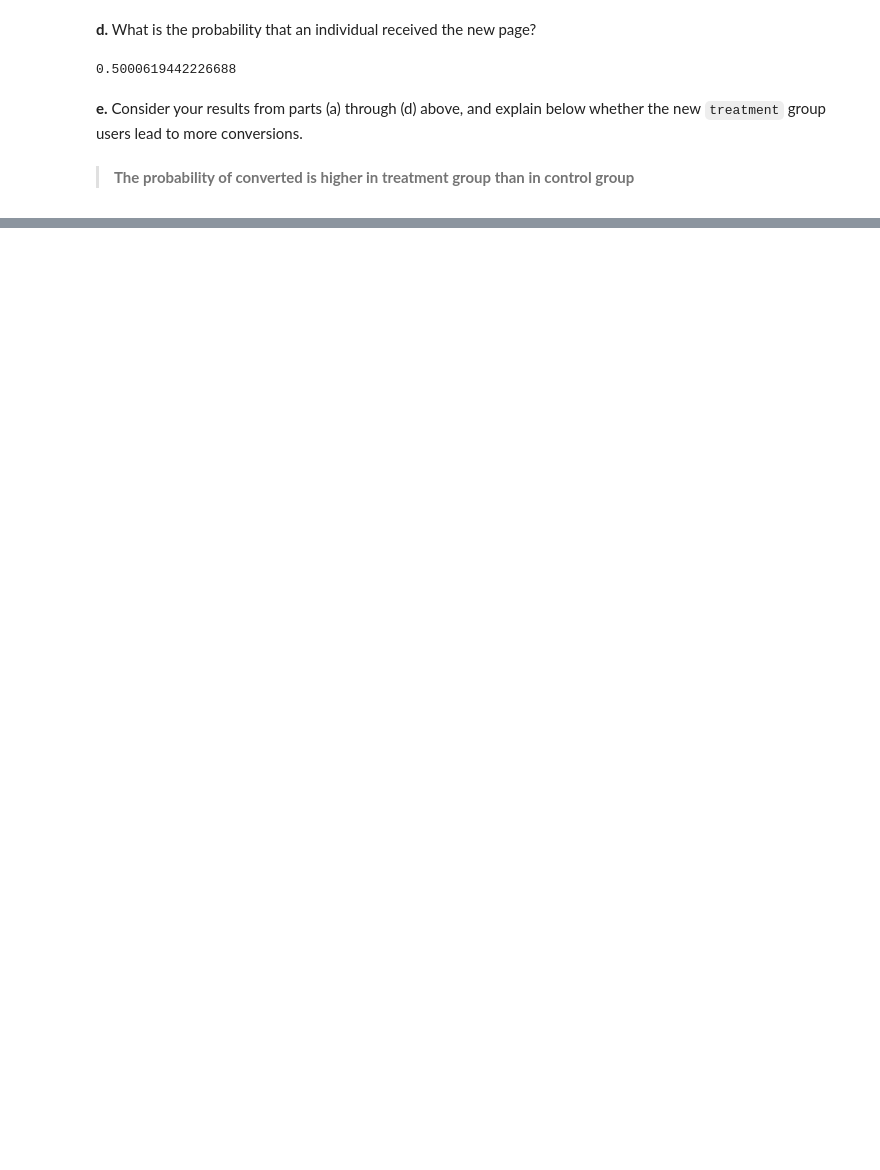
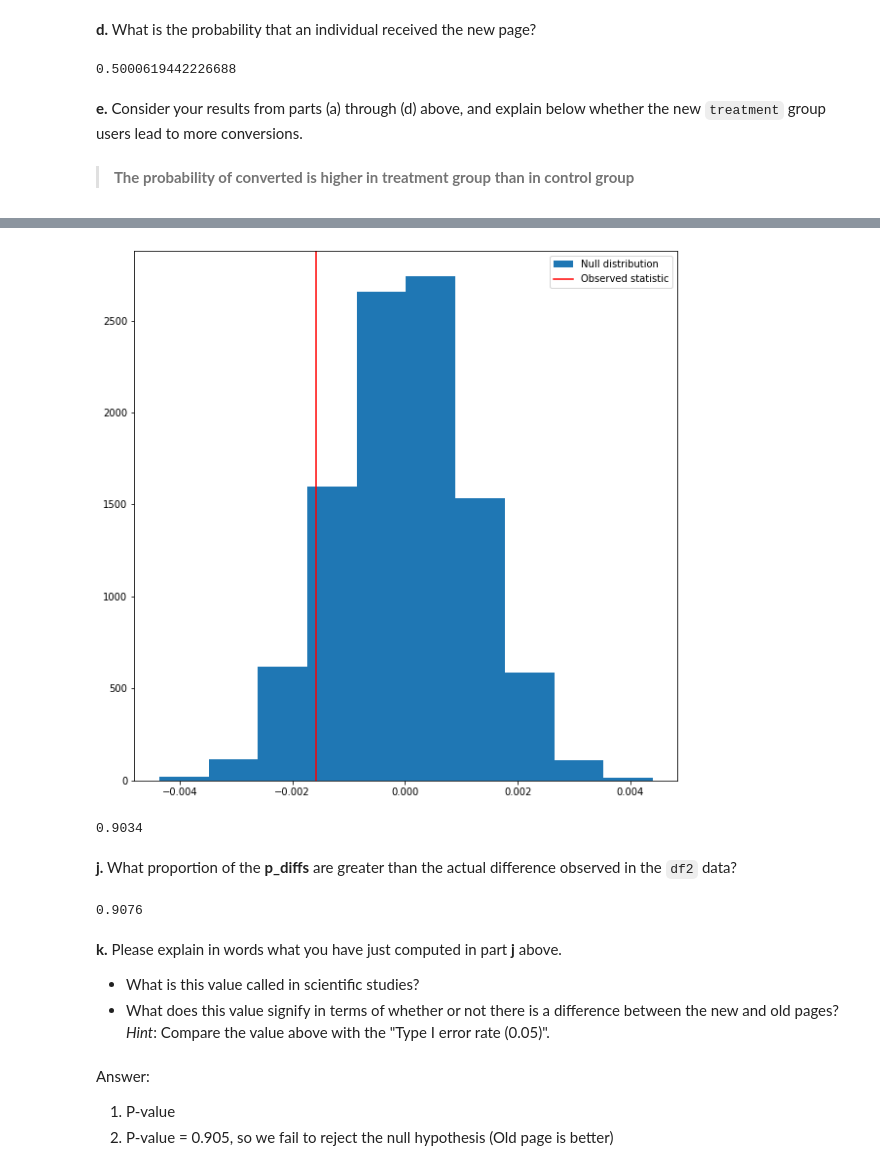
Before and after one commit to YousefAmerAwad/Analyze-AB-Test-Results, a Jupyter notebook: project.ipynb, the cells around one changed output, grey strips where cells are left out. Saved outputs shown, nothing was run; the diff lists cells and outputs as text; code cells hidden in the pictures; blank space fills up the shorter version.

Commit message:
Finish Part 2 of the project

```diff
--- a/project.ipynb
+++ b/project.ipynb
@@ -242,0 +401,26 @@ df2[df2['group'] == 'control']['converted'].mean()
+# %%
+plt.figure(figsize=(10,10))
+plt.hist(null_vals, label='Null distribution')
+plt.axvline(obs_diff, c='r', label='Observed statistic')
+plt.legend()
+plt.show()
+# %% [output]
+[figure, added]
+# %%
+(null_vals > obs_diff).mean()
+# %% [output]
+0.9034
+# %% [markdown]
+**j.** What proportion of the **p_diffs** are greater than the actual difference observed in the `df2` data?
+# %%
+(p_diffs > obs_diff).mean()
+# %% [output]
+0.9076
+# %% [markdown]
+**k.** Please explain in words what you have just computed in part **j** above.
+ - What is this value called in scientific studies?
+ - What does this value signify in terms of whether or not there is a difference between the new and old pages? *Hint*: Compare the value above with the "Type I error rate (0.05)".
+# %% [markdown]
+Answer:
+1. P-value
+2. P-value = 0.905, so we fail to reject the null hypothesis (Old page is better)
```
Also changed, not shown: parts of 33 cells of this notebook.
